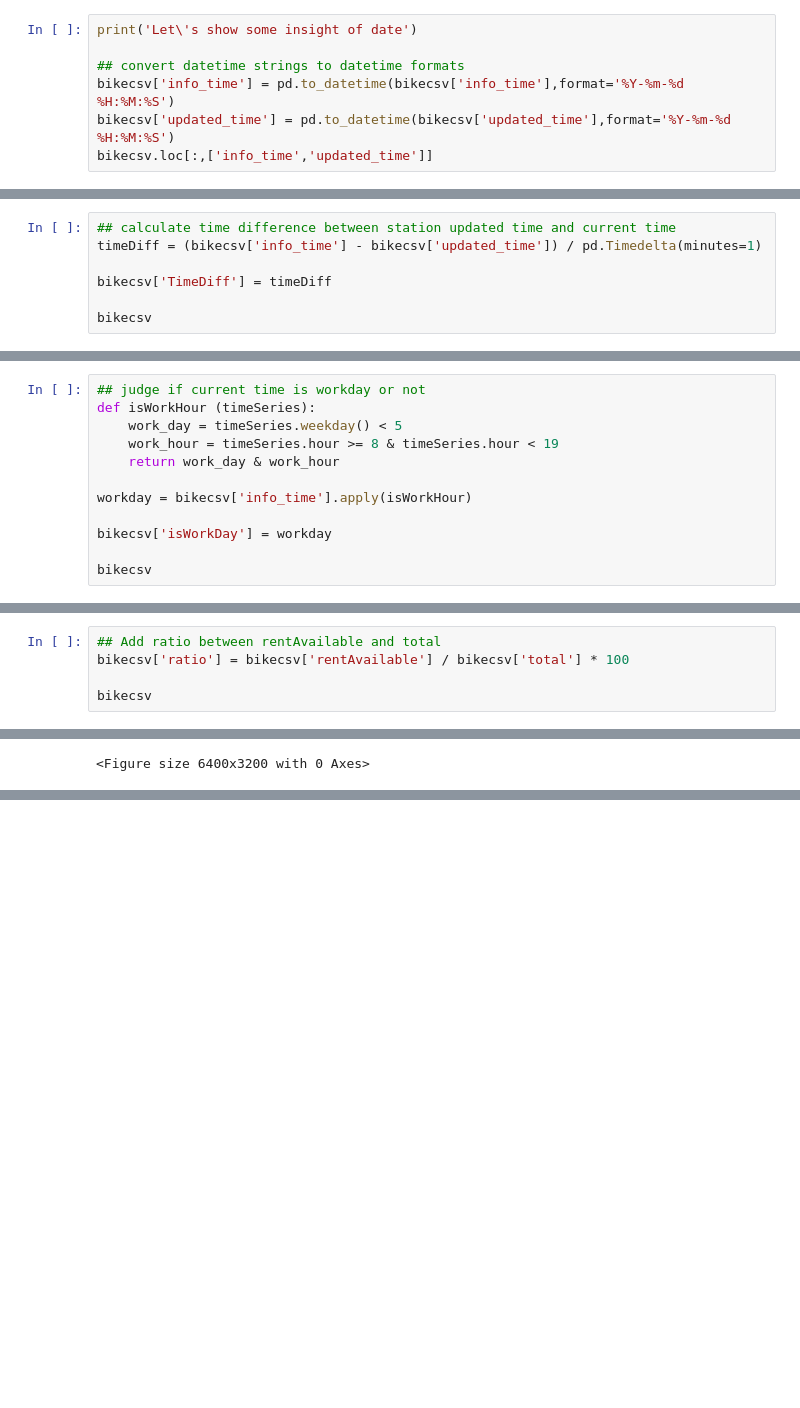
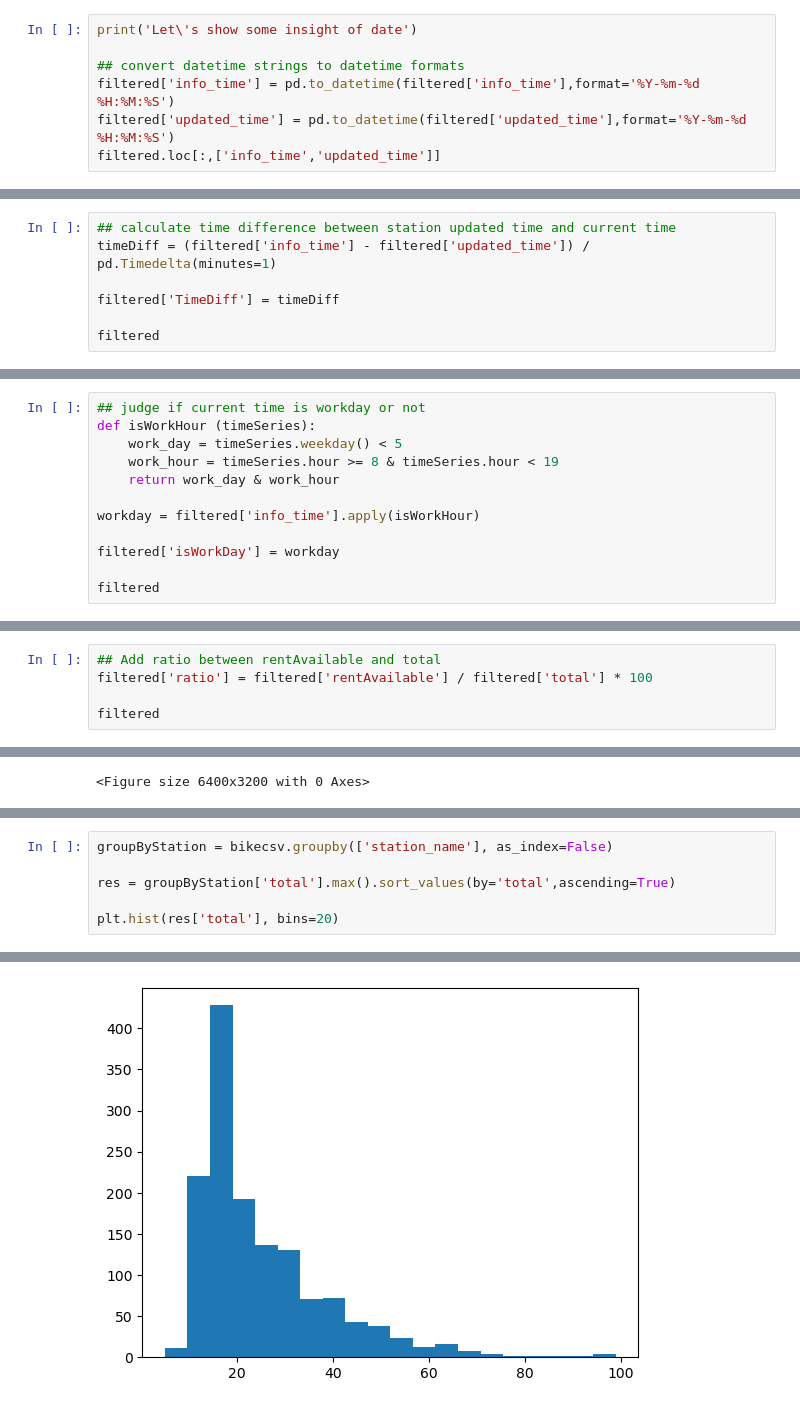
Before and after one commit to victorDeveloper0821/UbikeDataAnalysis, a Jupyter notebook: youBikeAnalytics.ipynb, the cells around one changed output, grey strips where cells are left out. Cells and saved outputs as stored; diff of their text form; blank space fills up the shorter version.

Commit message:
[chore] UbikeAnalytics 站點數量 histogram

```diff
--- a/youBikeAnalytics.ipynb
+++ b/youBikeAnalytics.ipynb
@@ -112,9 +110,9 @@ Error data Percentage: 12.22%
 print('Let\'s show some insight of date')
 
 ## convert datetime strings to datetime formats
-bikecsv['info_time'] = pd.to_datetime(bikecsv['info_time'],format='%Y-%m-%d %H:%M:%S')
-bikecsv['updated_time'] = pd.to_datetime(bikecsv['updated_time'],format='%Y-%m-%d %H:%M:%S')
-bikecsv.loc[:,['info_time','updated_time']]
+filtered['info_time'] = pd.to_datetime(filtered['info_time'],format='%Y-%m-%d %H:%M:%S')
+filtered['updated_time'] = pd.to_datetime(filtered['updated_time'],format='%Y-%m-%d %H:%M:%S')
+filtered.loc[:,['info_time','updated_time']]
 # %% [output]
 Let's show some insight of date
 A value is trying to be set on a copy of a slice from a DataFrame.
@@ -142,11 +140,11 @@ See the caveats in the documentation: https://pandas.pydata.org/pandas-docs/stab
 357291 rows × 2 columns
 # %%
 ## calculate time difference between station updated time and current time
-timeDiff = (bikecsv['info_time'] - bikecsv['updated_time']) / pd.Timedelta(minutes=1)
+timeDiff = (filtered['info_time'] - filtered['updated_time']) / pd.Timedelta(minutes=1)
 
-bikecsv['TimeDiff'] = timeDiff
+filtered['TimeDiff'] = timeDiff
 
-bikecsv
+filtered
 # %% [output]
 A value is trying to be set on a copy of a slice from a DataFrame.
 Try using .loc[row_indexer,col_indexer] = value instead
@@ -173,11 +171,11 @@ def isWorkHour (timeSeries):
     work_hour = timeSeries.hour >= 8 & timeSeries.hour < 19
     return work_day & work_hour
 
-workday = bikecsv['info_time'].apply(isWorkHour)
+workday = filtered['info_time'].apply(isWorkHour)
 
-bikecsv['isWorkDay'] = workday
+filtered['isWorkDay'] = workday
 
-bikecsv
+filtered
 # %% [output]
 A value is trying to be set on a copy of a slice from a DataFrame.
 Try using .loc[row_indexer,col_indexer] = value instead
@@ -199,9 +197,9 @@ See the caveats in the documentation: https://pandas.pydata.org/pandas-docs/stab
 357291 rows × 11 columns
 # %%
 ## Add ratio between rentAvailable and total
-bikecsv['ratio'] = bikecsv['rentAvailable'] / bikecsv['total'] * 100
+filtered['ratio'] = filtered['rentAvailable'] / filtered['total'] * 100
 
-bikecsv
+filtered
 # %% [output]
 A value is trying to be set on a copy of a slice from a DataFrame.
 Try using .loc[row_indexer,col_indexer] = value instead
@@ -295,0 +282,7 @@ bikecsv.describe()
+# %%
+groupByStation = bikecsv.groupby(['station_name'], as_index=False)
+
+res = groupByStation['total'].max().sort_values(by='total',ascending=True)
+
+plt.hist(res['total'], bins=20)
+# %% [output]
@@ -295,0 +294 @@ bikecsv.describe()
+[figure, added]
```
Also changed, not shown: parts of 8 cells of this notebook.
